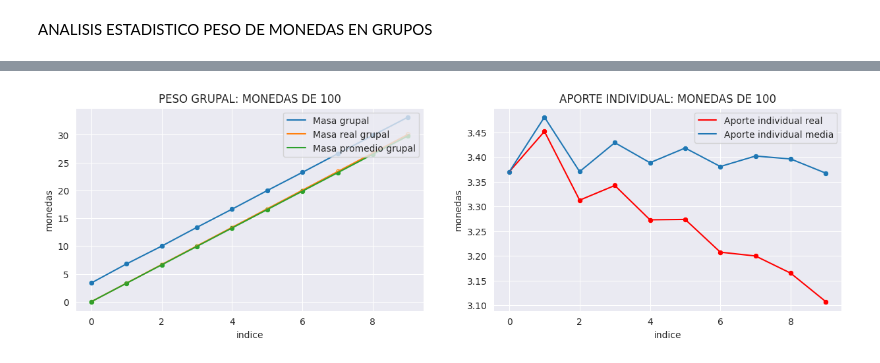
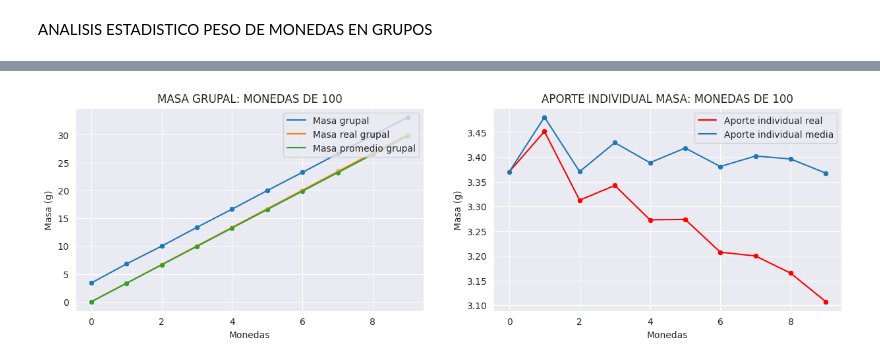
Before and after one commit to 317745/ANALISIS-MONEDAS-LABORATORIO-27-05-2026, a Jupyter notebook: laboratorio27_05_2026.ipynb, the cells around one changed output, grey strips where cells are left out. Drawn from its saved outputs; the diff is of its cells as text; code cells hidden in the pictures.

```diff
--- a/laboratorio27_05_2026.ipynb
+++ b/laboratorio27_05_2026.ipynb
@@ -50,4 +50,4 @@ peso_promedio_moneda_50 = df_masa_monedas_individuales["monedas_50"].mean()
 # %%
-peso_real_moneda_100 = 3.34
-peso_promedio_moneda_100 = df_masa_monedas_individuales["monedas_100"].mean()
+masa_real_moneda_100 = 3.34
+masa_promedio_moneda_100 = df_masa_monedas_individuales["monedas_100"].mean()
 # %%
@@ -245,60 +259,60 @@ plt.show()
 # %%
 f, ax = plt.subplots(ncols=2, nrows=1, figsize=(15, 4))
 
-#------------------------------SCATTERPLOT--------------------------------
+#---------------------------------SCATTERPLOT-----------------------------------
 
-sns.scatterplot(x=df_monedas_grupo.index, y="monedas_100",
-                data=df_monedas_grupo, ax=ax[0])
-sns.lineplot(x=df_monedas_grupo.index, y="monedas_100",
-                data=df_monedas_grupo, ax=ax[0], label="Masa grupal")
+sns.scatterplot(x=df_masa_monedas_grupo.index, y="monedas_100",
+                data=df_masa_monedas_grupo, ax=ax[0])
+sns.lineplot(x=df_masa_monedas_grupo.index, y="monedas_100",
+                data=df_masa_monedas_grupo, ax=ax[0], label="Masa grupal")
 
-sns.scatterplot(x=df_monedas_grupo.index,
-                y=[peso_real_moneda_100*i for i in df_monedas_grupo.index],
-                data=df_monedas_grupo, ax=ax[0])
-sns.lineplot(x=df_monedas_grupo.index,
-             y=[peso_real_moneda_100*i for i in df_monedas_grupo.index],
-             data=df_monedas_grupo, ax=ax[0], label="Masa real grupal")
+sns.scatterplot(x=df_masa_monedas_grupo.index,
+                y=[masa_real_moneda_100*i for i in df_masa_monedas_grupo.index],
+                data=df_masa_monedas_grupo, ax=ax[0])
+sns.lineplot(x=df_masa_monedas_grupo.index,
+             y=[masa_real_moneda_100*i for i in df_masa_monedas_grupo.index],
+             data=df_masa_monedas_grupo, ax=ax[0], label="Masa real grupal")
 
-sns.scatterplot(x=df_monedas_grupo.index,
-                y=[peso_promedio_moneda_100*i for i in df_monedas_grupo.index],
-                data=df_monedas_grupo, ax=ax[0])
-sns.lineplot(x=df_monedas_grupo.index,
-             y=[peso_promedio_moneda_100*i for i in df_monedas_grupo.index],
-             data=df_monedas_grupo, ax=ax[0], label="Masa promedio grupal")
+sns.scatterplot(x=df_masa_monedas_grupo.index,
+                y=[masa_promedio_moneda_100*i for i in df_masa_monedas_grupo.index],
+                data=df_masa_monedas_grupo, ax=ax[0])
+sns.lineplot(x=df_masa_monedas_grupo.index,
+             y=[masa_promedio_moneda_100*i for i in df_masa_monedas_grupo.index],
+             data=df_masa_monedas_grupo, ax=ax[0], label="Masa promedio grupal")
 
-ax[0].set_title("PESO GRUPAL: MONEDAS DE 100")
-ax[0].set_ylabel("monedas")
-ax[0].set_xlabel("indice")
+ax[0].set_title("MASA GRUPAL: MONEDAS DE 100")
+ax[0].set_ylabel("Masa (g)")
+ax[0].set_xlabel("Monedas")
 
 ax[0].legend(loc="upper right")
 
-#----------------------SCATTERPLOT-DISTRIBUCION-APORTE-INDIVIDUAL---------------
+#------------------SCATTERPLOT-DISTRIBUCION-APORTE-INDIVIDUAL-------------------
 
 aporte_individual_moneda_100 = [
-            fila["monedas_100"] - (peso_real_moneda_100*(indice))
-            for indice, fila in df_monedas_grupo[["monedas_100"]].iterrows()
+            fila["monedas_100"] - (masa_real_moneda_100*(indice))
+            for indice, fila in df_masa_monedas_grupo[["monedas_100"]].iterrows()
                                ]
-sns.scatterplot(x=df_monedas_grupo.index, y = aporte_individual_moneda_100, color="red", ax=ax[1])
-sns.lineplot(x=df_monedas_grupo.index, y = aporte_individual_moneda_100, color="red", ax=ax[1], label="Aporte individual real")
+sns.scatterplot(x=df_masa_monedas_grupo.index, y = aporte_individual_moneda_100, color="red", ax=ax[1])
+sns.lineplot(x=df_masa_monedas_grupo.index, y = aporte_individual_moneda_100, color="red", ax=ax[1], label="Aporte individual real")
 
 aporte_individual_media_moneda_100 = [
-            fila["monedas_100"] - (peso_promedio_moneda_100*(indice))
-            for indice, fila in df_monedas_grupo[["monedas_100"]].iterrows()
+            fila["monedas_100"] - (masa_promedio_moneda_100*(indice))
+            for indice, fila in df_masa_monedas_grupo[["monedas_100"]].iterrows()
                                     ]
 
-sns.scatterplot(x=df_monedas_grupo.index, y = aporte_individual_media_moneda_100, ax=ax[1])
-sns.lineplot(x=df_monedas_grupo.index, y = aporte_individual_media_moneda_100, ax=ax[1], label="Aporte individual media")
+sns.scatterplot(x=df_masa_monedas_grupo.index, y = aporte_individual_media_moneda_100, ax=ax[1])
+sns.lineplot(x=df_masa_monedas_grupo.index, y = aporte_individual_media_moneda_100, ax=ax[1], label="Aporte individual media")
 
-ax[1].set_title("APORTE INDIVIDUAL: MONEDAS DE 100")
-ax[1].set_ylabel("monedas")
-ax[1].set_xlabel("indice")
+ax[1].set_title("APORTE INDIVIDUAL MASA: MONEDAS DE 100")
+ax[1].set_ylabel("Masa (g)")
+ax[1].set_xlabel("Monedas")
 
 ax[1].legend(loc="upper right")
 
 sns.set_style("darkgrid")
 
 plt.show()
 # %% [output]
-[figure, old version]
+[figure, new version]
 # %% [markdown]
 https://www.banrep.gov.co/es/billetes-monedas/moneda-100-nueva
```
Also changed, not shown: parts of 6 cells of this notebook.
